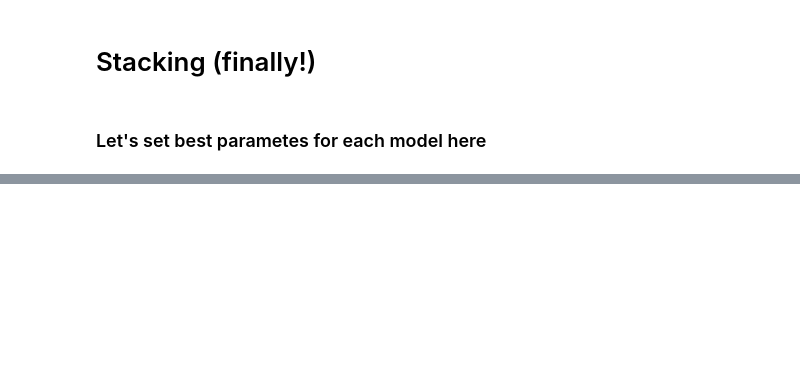
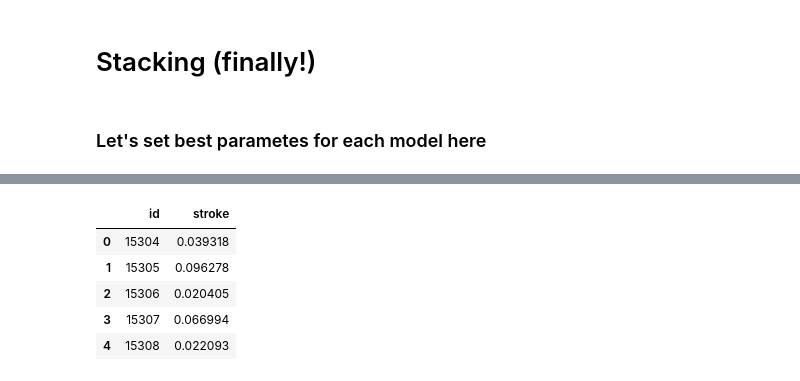
Before and after one commit to KhawajaAbaid/kaggle-playground, a Jupyter notebook: ps03e02-stacking-finetuned-models.ipynb, the cells around one changed output, grey strips where cells are left out. Cells and saved outputs as stored; diff of their text form; code cells hidden in the pictures; blank space fills up the shorter version.

Commit message:
stacked with ridge

```diff
--- a/ps03e02-stacking-finetuned-models.ipynb
+++ b/ps03e02-stacking-finetuned-models.ipynb
@@ -407,0 +635,8 @@ base_learners.append(lr_model)
+# %%
+ridge_params = {'solver': 'saga',
+                     'alpha': 1184,
+                     'tol': 0.00964596906769185,
+                     'max_iter': 500}
+# %%
+ridge_final = Ridge(**ridge_params)
+ridge_final.fit(meta_data, meta_targets)
@@ -407,0 +645,6 @@ base_learners.append(lr_model)
+# %%
+y_final = ridge_final.predict(test_meta_data)
+# %%
+# since we dropped id column from our test dataframe earlier but we need it for submission file so we're reloading it
+test_idx = pd.read_csv(BASE_DIR / "test.csv").id
+test_idx
@@ -407,0 +664,10 @@ base_learners.append(lr_model)
+# %%
+submission = pd.DataFrame(data={"id": test_idx, "stroke": y_final})
+submission.head()
+# %% [output]
+|  | id | stroke |
+| 0 | 15304 | 0.039318 |
+| 1 | 15305 | 0.096278 |
+| 2 | 15306 | 0.020405 |
+| 3 | 15307 | 0.066994 |
+| 4 | 15308 | 0.022093 |
```
Also changed, not shown: parts of 26 cells of this notebook.
